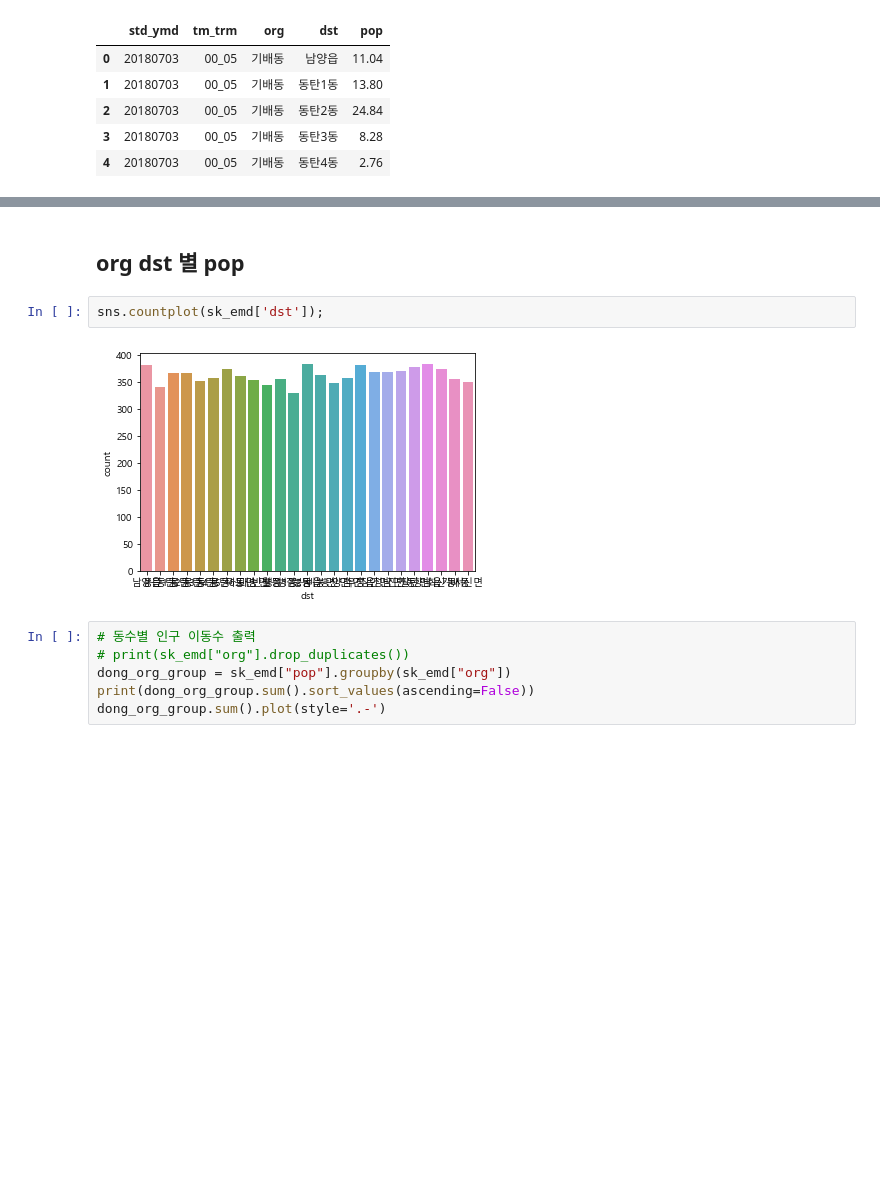
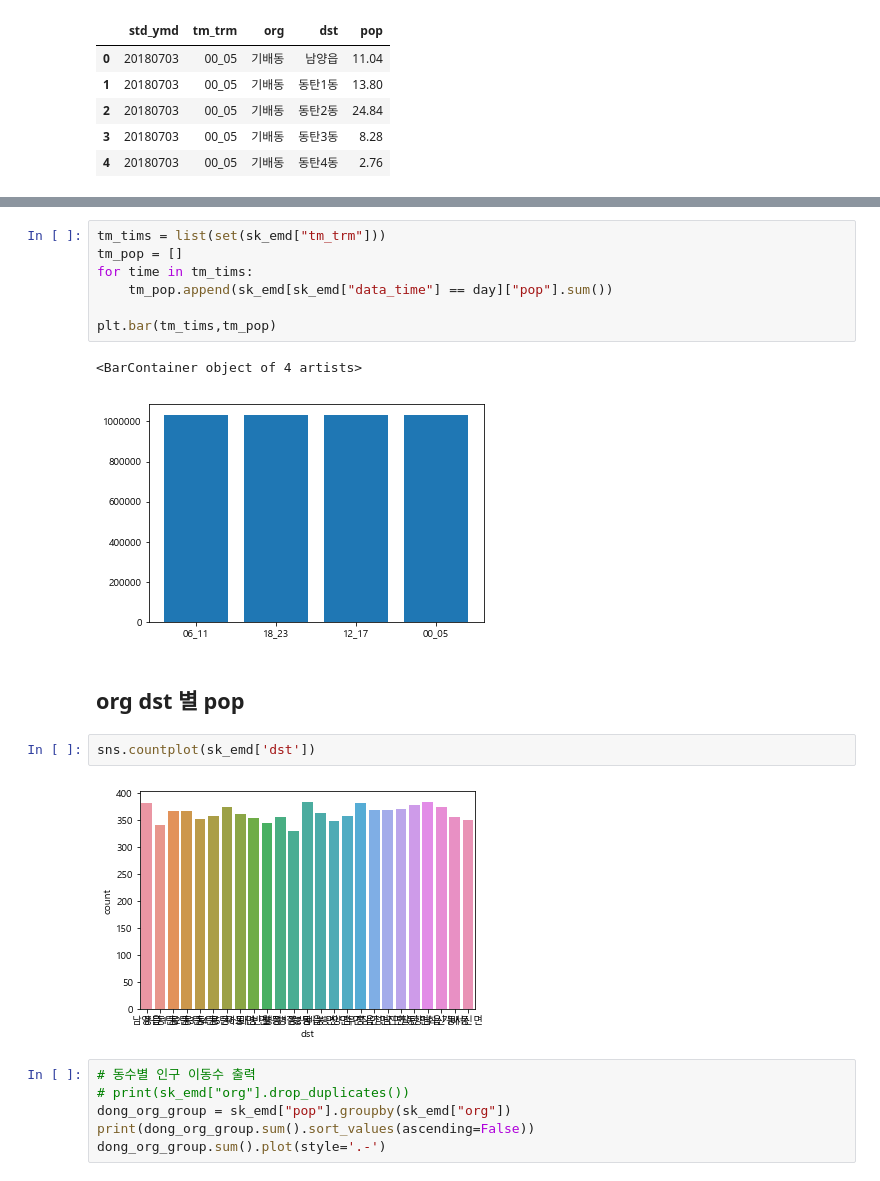
Before and after one commit to whtngus/finding_road, a Jupyter notebook: EDA/EDA_ALL-SH.ipynb, the cells around one changed output, grey strips where cells are left out. Drawn from its saved outputs; the diff is of its cells as text; blank space fills up the shorter version.

```diff
--- a/EDA/EDA_ALL-SH.ipynb
+++ b/EDA/EDA_ALL-SH.ipynb
@@ -41,7 +61,17 @@ sk_emd.head()
+# %%
+tm_tims = list(set(sk_emd["tm_trm"]))
+tm_pop = []
+for time in tm_tims:
+    tm_pop.append(sk_emd[sk_emd["data_time"] == day]["pop"].sum())
+
+plt.bar(tm_tims,tm_pop)
+# %% [output]
+<BarContainer object of 4 artists>
+[figure, added]
 # %% [markdown]
 ## org dst 별 pop
 # %%
-sns.countplot(sk_emd['dst']);
+sns.countplot(sk_emd['dst'])
 # %% [output]
 [figure]
 # %%
```
Also changed, not shown: parts of 2 cells of this notebook, 5 other files.
